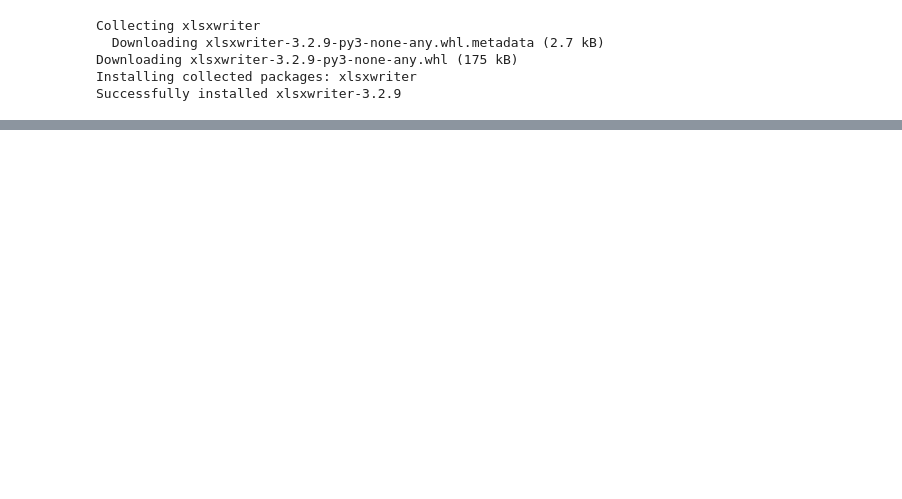
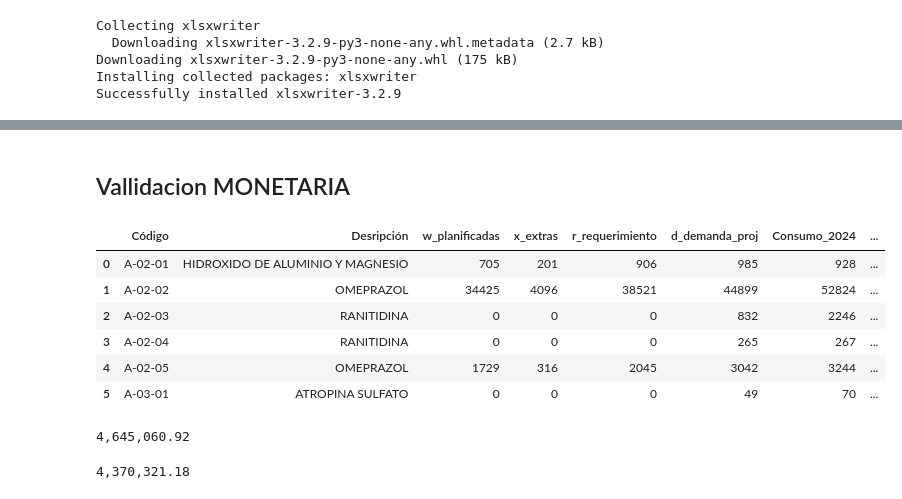
Before and after one commit to martinmjc/farmacias, a Jupyter notebook: bwoFase4.ipynb, the cells around one changed output, grey strips where cells are left out. Drawn from its saved outputs; the diff is of its cells as text; code cells hidden in the pictures; blank space fills up the shorter version.

```diff
--- a/bwoFase4.ipynb
+++ b/bwoFase4.ipynb
@@ -156,7 +152,7 @@ print(np.isnan(PRA).any())
 False
 # %%
 #4. Para el PRE tomamos los valores PRA y le sumamos un 25% a su precio
-PRE = PRA * 1.35
+PRE = PRA * 1.15
 PRE = np.round(PRE,2)
 #print(PRE)
 #Aqui se puede cargar la base de datos con PRE reales!
@@ -814,0 +850,7 @@ Listo, guardado en: /content/drive/MyDrive/Colab Notebooks/resultados_optimizaci
+# %%
+#VALIDACION DE CANTIDADES
+# cargamos
+df_res  = pd.read_excel('/content/drive/MyDrive/Colab Notebooks/resultados_optimizacion.xlsx')
+
+# Ver columnas
+print("Columnas resultados:", df_res.columns.tolist())
@@ -814,0 +1031,22 @@ Listo, guardado en: /content/drive/MyDrive/Colab Notebooks/resultados_optimizaci
+# %%
+df_base["sobrecompra"] = df_base["e_w"].clip(lower=0)          # excedente
+df_base["faltante"]   = (-df_base["e_w"]).clip(lower=0)        # shortage = max(r_real - plan, 0)
+
+top10_sobre = (
+    df_base.loc[df_base["sobrecompra"] > 0,
+                ["Código", "Consumo_2024","d_demanda_proj", "w_planificadas", "x_extras", "q_solucion", "e_w", "sobrecompra", "ape_w_%"]]
+    .sort_values("sobrecompra", ascending=False)
+    .head(10)
+)
+
+top10_falt = (
+    df_base.loc[df_base["faltante"] > 0,
+                ["Código", "Consumo_2024","d_demanda_proj", "w_planificadas", "x_extras", "q_solucion", "e_w", "faltante", "ape_w_%"]]
+    .sort_values("faltante", ascending=False)
+    .head(10)
+)
+print("\n===== TOP 10 SOBRECOMPRA (excedente) =====")
+print(top10_sobre.to_string(index=False))
+
+print("\n===== TOP 10 SUBCOMPRA (faltante) =====")
+print(top10_falt.to_string(index=False))
@@ -814,0 +1071,39 @@ Listo, guardado en: /content/drive/MyDrive/Colab Notebooks/resultados_optimizaci
+# %% [markdown]
+## Vallidacion MONETARIA
+# %%
+#Validacion monetaria
+#vamos a analizar y validar con la planificacion que hicieron para el 2024(POA)
+df_base2 = df_base[["Código",	"Desripción",	"w_planificadas",	"x_extras",	"r_requerimiento",	"d_demanda_proj",	"Consumo_2024",	"Inventario_2023",	"CantidadPoa",	"q_solucion"]].copy()
+
+# PRA y PRE
+df_base2["PRA"] = np.asarray(PRA, dtype=float)
+df_base2["PRE"] = np.asarray(PRE, dtype=float)
+#unimos las nuevas columnas a la base de datos maestra
+df_base2.head(6)
+# %% [output]
+|  | Código | Desripción | w_planificadas | x_extras | r_requerimiento | d_demanda_proj | Consumo_2024 | ... |
+| 0 | A-02-01 | HIDROXIDO DE ALUMINIO Y MAGNESIO | 705 | 201 | 906 | 985 | 928 | ... |
+| 1 | A-02-02 | OMEPRAZOL | 34425 | 4096 | 38521 | 44899 | 52824 | ... |
+| 2 | A-02-03 | RANITIDINA | 0 | 0 | 0 | 832 | 2246 | ... |
+| 3 | A-02-04 | RANITIDINA | 0 | 0 | 0 | 265 | 267 | ... |
+| 4 | A-02-05 | OMEPRAZOL | 1729 | 316 | 2045 | 3042 | 3244 | ... |
+| 5 | A-03-01 | ATROPINA SULFATO | 0 | 0 | 0 | 49 | 70 | ... |
+# %%
+#Cuanto costó todo el consumo real del 2024?
+#todo lo extra
+faltante_ext = (df_base2["Consumo_2024"] - df_base2["CantidadPoa"] - df_base2["Inventario_2023"]).clip(lower=0)
+
+CostoTotal2024 = (df_base2["CantidadPoa"] * df_base2["PRA"]) + (faltante_ext * df_base2["PRE"])
+CostoTotal2024 = CostoTotal2024.sum()
+
+print(f"{CostoTotal2024:,.2f}")
+# %% [output]
+4,645,060.92
+# %%
+#Costo total planificado
+CostoTotalPlan = (df_base2["w_planificadas"] * df_base2["PRA"]) + (df_base2["x_extras"] * df_base2["PRE"])
+CostoTotalPlan = CostoTotalPlan.sum()
+
+print(f"{CostoTotalPlan:,.2f}")
+# %% [output]
+4,370,321.18
```
Also changed, not shown: parts of 26 cells of this notebook, 4 other files.
